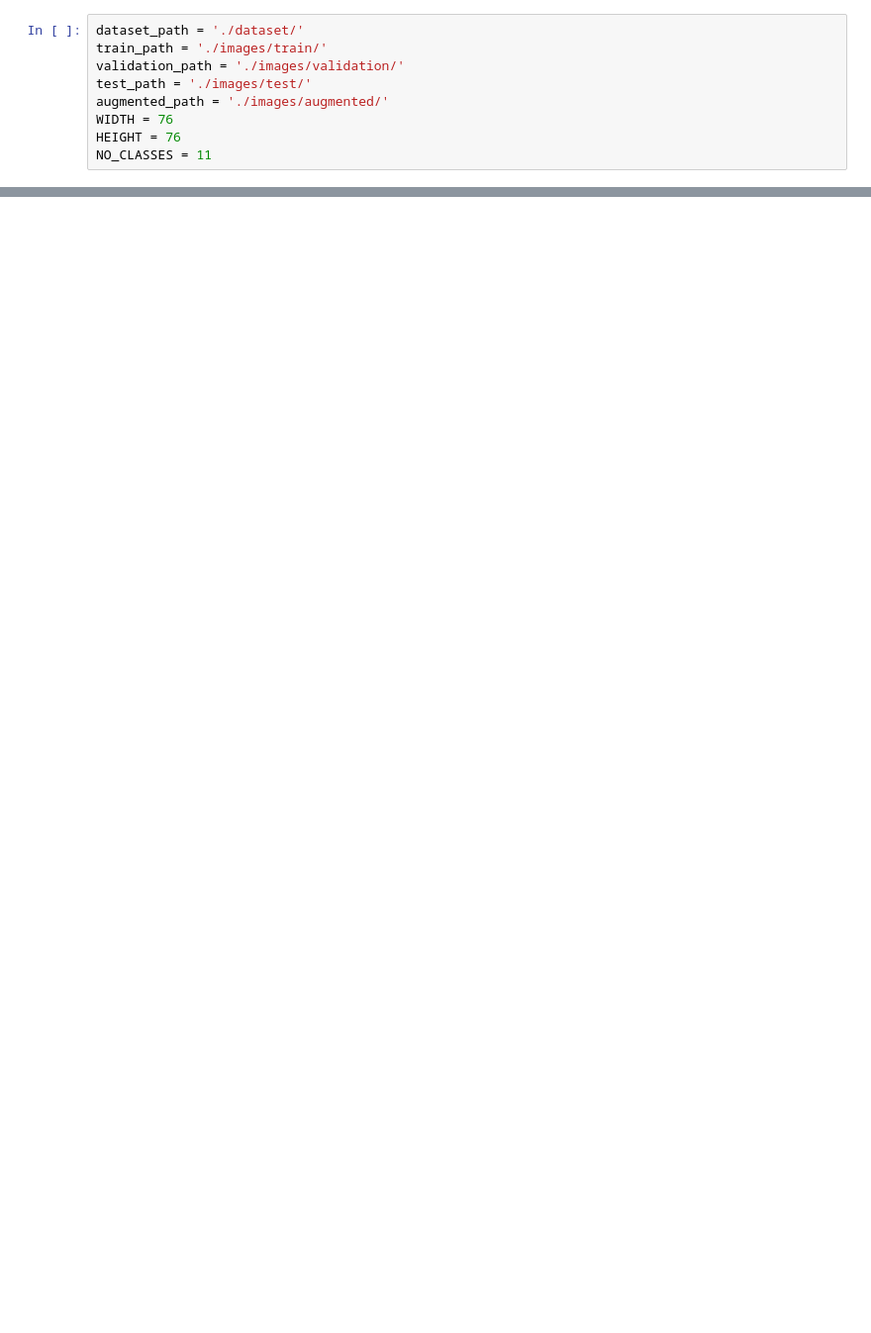
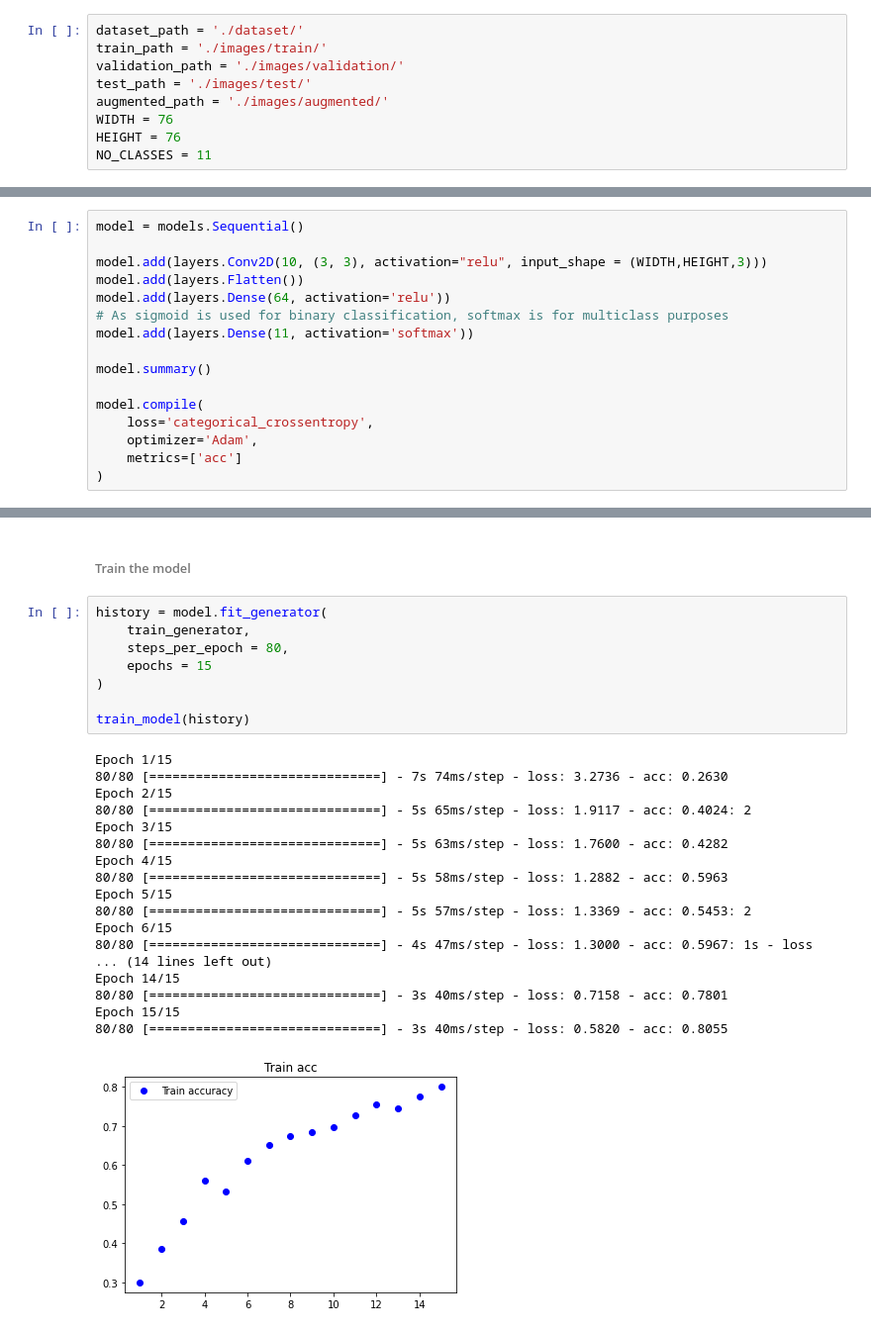
Before and after one commit to RafaelHinojosa/TC3002B_Development-of-Advanced-Applications-of-Computer-Science, a Jupyter notebook: Machine Learning/Act2 - Preprocessing of Data/weather_recognition.ipynb, the cells around one changed output, grey strips where cells are left out. Shown at 99% size. Drawn from its saved outputs; the diff is of its cells as text; blank space fills up the shorter version.

```diff
--- a/Machine Learning/Act2 - Preprocessing of Data/weather_recognition.ipynb
+++ b/Machine Learning/Act2 - Preprocessing of Data/weather_recognition.ipynb
@@ -323,0 +194,16 @@ TC2003B Actividad 2.2 Preprocesado de los datos
+# %%
+model = models.Sequential()
+
+model.add(layers.Conv2D(10, (3, 3), activation="relu", input_shape = (WIDTH,HEIGHT,3)))
+model.add(layers.Flatten())
+model.add(layers.Dense(64, activation='relu'))
+# As sigmoid is used for binary classification, softmax is for multiclass purposes
+model.add(layers.Dense(11, activation='softmax'))
+
+model.summary()
+
+model.compile(
+    loss='categorical_crossentropy',
+	optimizer='Adam',
+	metrics=['acc']
+)
@@ -323,0 +227,29 @@ TC2003B Actividad 2.2 Preprocesado de los datos
+# %% [markdown]
+###### Train the model
+# %%
+history = model.fit_generator(
+    train_generator,
+    steps_per_epoch = 80,
+    epochs = 15
+)
+
+train_model(history)
+# %% [output]
+Epoch 1/15
+80/80 [==============================] - 7s 74ms/step - loss: 3.2736 - acc: 0.2630
+Epoch 2/15
+80/80 [==============================] - 5s 65ms/step - loss: 1.9117 - acc: 0.4024: 2
+Epoch 3/15
+80/80 [==============================] - 5s 63ms/step - loss: 1.7600 - acc: 0.4282
+Epoch 4/15
+80/80 [==============================] - 5s 58ms/step - loss: 1.2882 - acc: 0.5963
+Epoch 5/15
+80/80 [==============================] - 5s 57ms/step - loss: 1.3369 - acc: 0.5453: 2
+Epoch 6/15
+80/80 [==============================] - 4s 47ms/step - loss: 1.3000 - acc: 0.5967: 1s - loss
+... (14 lines left out)
+Epoch 14/15
+80/80 [==============================] - 3s 40ms/step - loss: 0.7158 - acc: 0.7801
+Epoch 15/15
+80/80 [==============================] - 3s 40ms/step - loss: 0.5820 - acc: 0.8055
+[figure, added]
```
Also changed, not shown: parts of 89 cells of this notebook, 4 other files.
